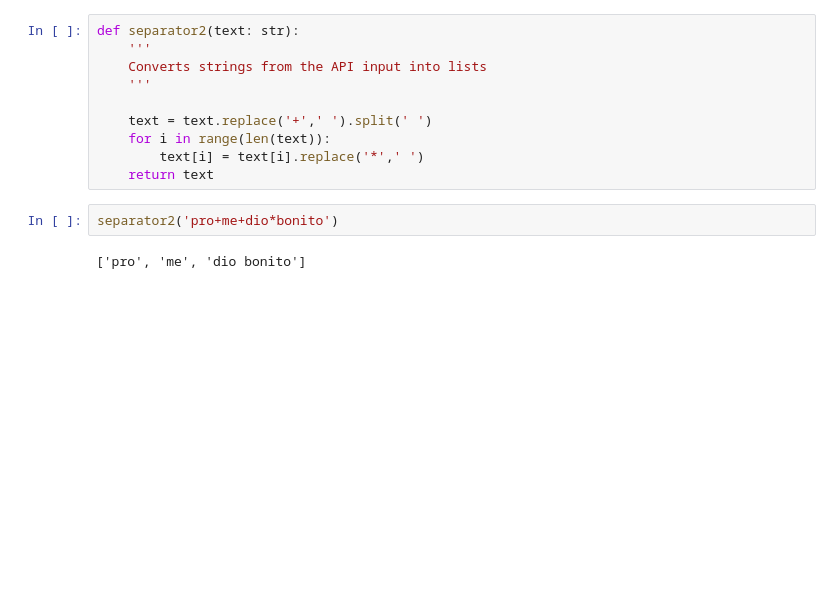
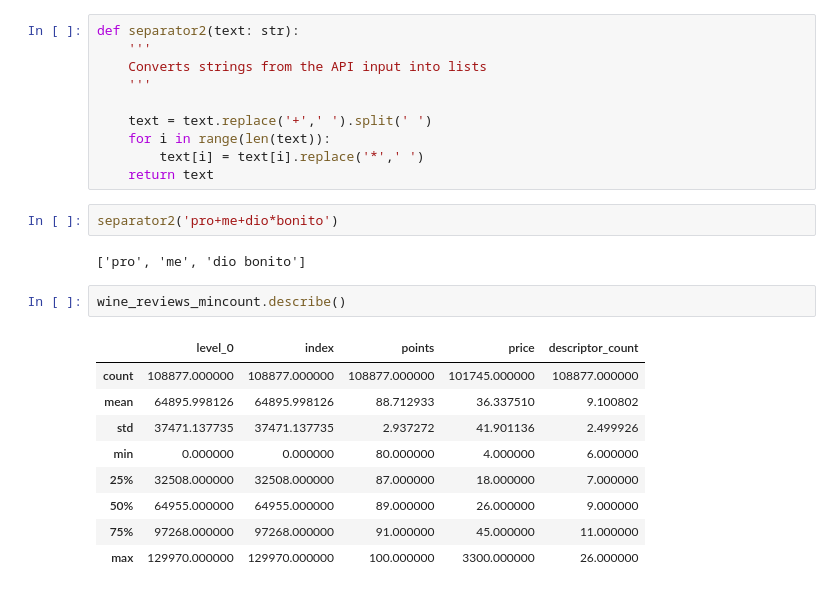
Before and after one commit to JordiSod/bright_toast, a Jupyter notebook: minimal_stuff_to_run.ipynb, the cells around one changed output. Saved outputs shown, nothing was run; the diff lists cells and outputs as text; blank space fills up the shorter version.

```diff
--- a/minimal_stuff_to_run.ipynb
+++ b/minimal_stuff_to_run.ipynb
@@ -424,3 +424,15 @@ def separator2(text: str):
 separator2('pro+me+dio*bonito')
 # %% [output]
 ['pro', 'me', 'dio bonito']
+# %%
+wine_reviews_mincount.describe()
+# %% [output]
+|  | level_0 | index | points | price | descriptor_count |
+| count | 108877.000000 | 108877.000000 | 108877.000000 | 101745.000000 | 108877.000000 |
+| mean | 64895.998126 | 64895.998126 | 88.712933 | 36.337510 | 9.100802 |
+| std | 37471.137735 | 37471.137735 | 2.937272 | 41.901136 | 2.499926 |
+| min | 0.000000 | 0.000000 | 80.000000 | 4.000000 | 6.000000 |
+| 25% | 32508.000000 | 32508.000000 | 87.000000 | 18.000000 | 7.000000 |
+| 50% | 64955.000000 | 64955.000000 | 89.000000 | 26.000000 | 9.000000 |
+| 75% | 97268.000000 | 97268.000000 | 91.000000 | 45.000000 | 11.000000 |
+| max | 129970.000000 | 129970.000000 | 100.000000 | 3300.000000 | 26.000000 |
```
Also changed, not shown: parts of 4 cells of this notebook, 5 other files.
